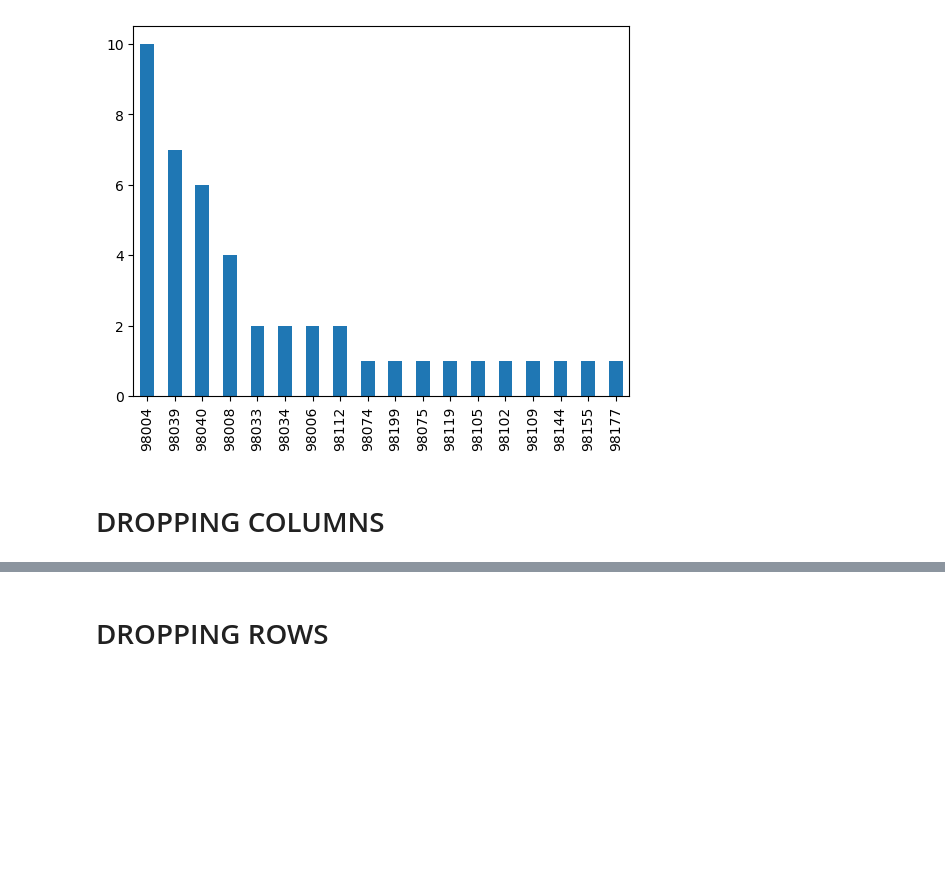
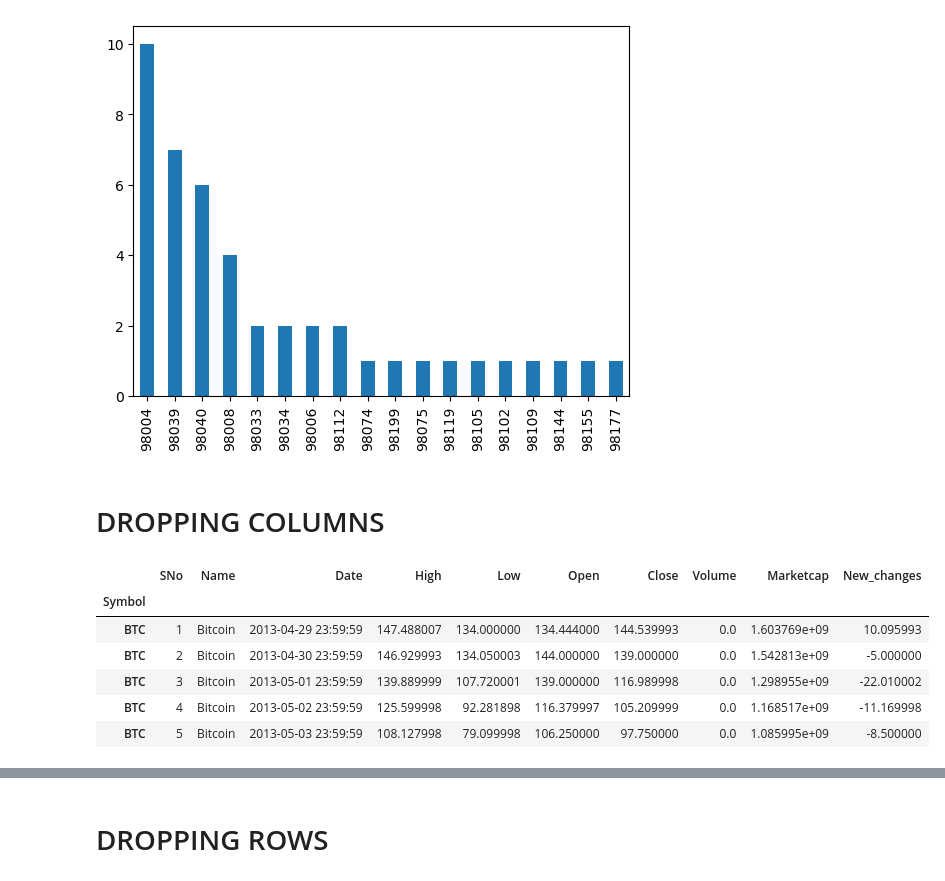
Before and after one commit to dennisowusu123/DATA-ANALYTICS-GT, a Jupyter notebook: DataScience/DataAnalysis/01_Dataframes.ipynb, the cells around one changed output, grey strips where cells are left out. Saved outputs shown, nothing was run; the diff lists cells and outputs as text; code cells hidden in the pictures; blank space fills up the shorter version.

```diff
--- a/DataScience/DataAnalysis/01_Dataframes.ipynb
+++ b/DataScience/DataAnalysis/01_Dataframes.ipynb
@@ -1876,6 +1874,16 @@ houses[houses['price'] > 3000000].zipcode.value_counts().plot(kind = 'bar')
 [figure]
 # %% [markdown]
 # DROPPING COLUMNS
+# %%
+btc.head()
+# %% [output]
+|  | SNo | Name | Date | High | Low | Open | Close | Volume | Marketcap | New_changes |
+| Symbol |  |  |  |  |  |  |  |  |  |  |
+| BTC | 1 | Bitcoin | 2013-04-29 23:59:59 | 147.488007 | 134.000000 | 134.444000 | 144.539993 | 0.0 | 1.603769e+09 | 10.095993 |
+| BTC | 2 | Bitcoin | 2013-04-30 23:59:59 | 146.929993 | 134.050003 | 144.000000 | 139.000000 | 0.0 | 1.542813e+09 | -5.000000 |
+| BTC | 3 | Bitcoin | 2013-05-01 23:59:59 | 139.889999 | 107.720001 | 139.000000 | 116.989998 | 0.0 | 1.298955e+09 | -22.010002 |
+| BTC | 4 | Bitcoin | 2013-05-02 23:59:59 | 125.599998 | 92.281898 | 116.379997 | 105.209999 | 0.0 | 1.168517e+09 | -11.169998 |
+| BTC | 5 | Bitcoin | 2013-05-03 23:59:59 | 108.127998 | 79.099998 | 106.250000 | 97.750000 | 0.0 | 1.085995e+09 | -8.500000 |
 # %%
 # we use this method to drop the entire columns or rows if not needed
 # Afterwards we specify by using axis to demonstrate that its rows or columns
```
Also changed, not shown: parts of 9 cells of this notebook, 1 other file.
